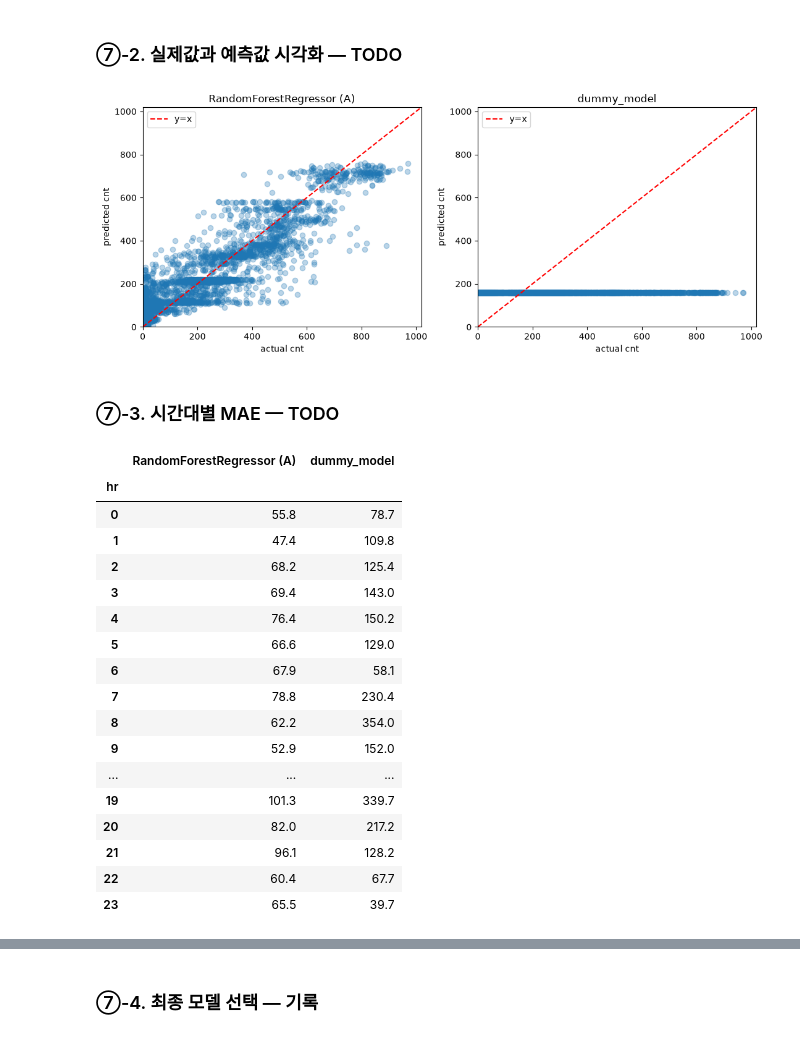
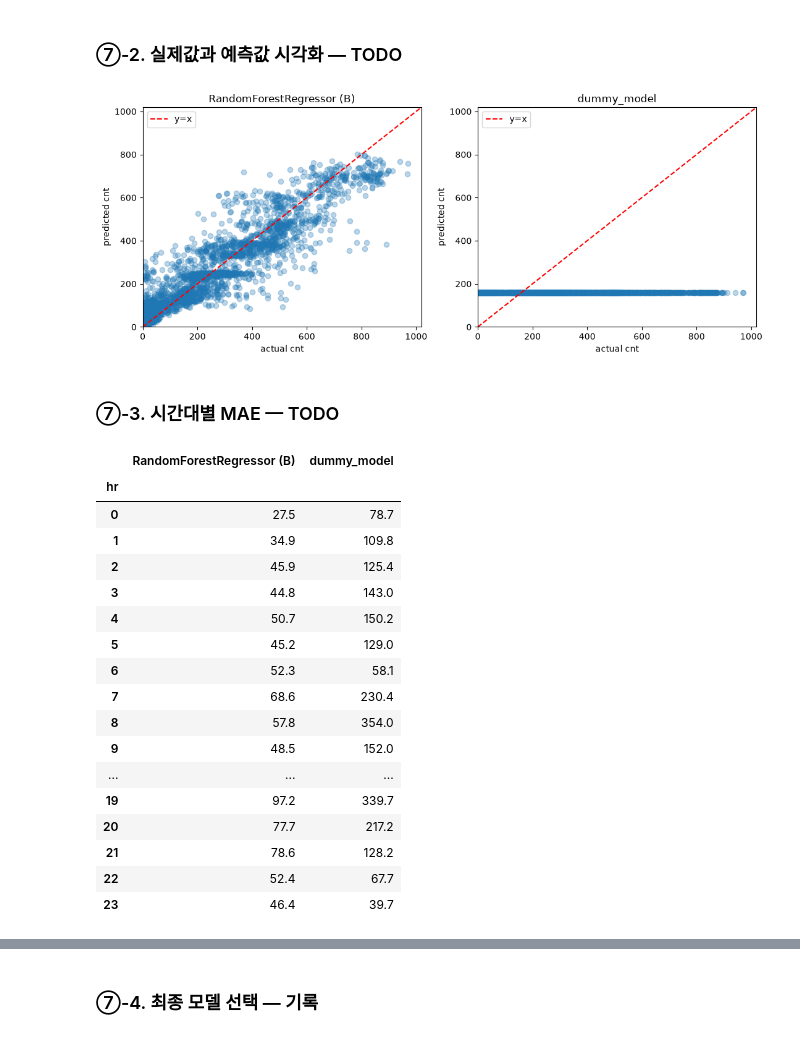
Before and after one commit to jeon87946/ai-mini-projects, a Jupyter notebook: mini-project-01/code/01_regression_bike_demand.ipynb, the cells around one changed output, grey strips where cells are left out. Saved outputs shown, nothing was run; the diff lists cells and outputs as text; code cells hidden in the pictures.

```diff
--- a/mini-project-01/code/01_regression_bike_demand.ipynb
+++ b/mini-project-01/code/01_regression_bike_demand.ipynb
@@ -600,7 +600,7 @@ display(results_df.round(3))
 # tree_models, rf_models 또는 앞서 학습한 모델 객체를 활용합니다.
 candidates = {
     # "후보 이름": 학습된 모델 객체
-    "RandomForestRegressor (A)": rf_models["A"], ##MAE가 가장 낮은 모델
+    "RandomForestRegressor (B)": rf_models["B"], ##MAE가 가장 낮은 모델
     "dummy_model": dummy_model  ##MAE가 가장 높은 모델
 }
 
@@ -628,27 +628,27 @@ display(pred_df.head())
 # %%
 # [공통] 두 후보 모델을 나란히 비교합니다.
 assert len(candidates) == 2, "오류 분석 후보를 2개 선택하세요."
 fig, axes = plt.subplots(1, 2, figsize=(11, 4.5))
 lim = pred_df["actual"].max() * 1.05
 
 for ax, name in zip(axes, candidates):
     # TODO 7-3. 실제값(x)·예측값(y) 산점도와 y=x 기준선을 작성합니다.
     # 힌트: ax.scatter(), ax.plot()
     ax.scatter(pred_df["actual"], pred_df[f"pred_{name}"], alpha=0.3)
     ax.plot([0, lim], [0, lim], color="red", linestyle="--", label="y=x")
     ax.legend()
 
     # [공통] 축 및 제목
     ax.set_xlabel("actual cnt")
     ax.set_ylabel("predicted cnt")
     ax.set_title(name)
-    ax.set_xlim(0, lim)ㅁ
+    ax.set_xlim(0, lim)
     ax.set_ylim(0, lim)
 
 plt.tight_layout()
 plt.show()
 # %% [output]
-[figure, old version]
+[figure, new version]
 # %% [markdown]
 ### ⑦-3. 시간대별 MAE — TODO
 # %%
@@ -663,24 +663,24 @@ for name in candidates:
 
 display(hourly_mae.round(1))
 # %% [output]
-|  | RandomForestRegressor (A) | dummy_model |
+|  | RandomForestRegressor (B) | dummy_model |
 | hr |  |  |
-| 0 | 55.8 | 78.7 |
-| 1 | 47.4 | 109.8 |
-| 2 | 68.2 | 125.4 |
-| 3 | 69.4 | 143.0 |
-| 4 | 76.4 | 150.2 |
-| 5 | 66.6 | 129.0 |
-| 6 | 67.9 | 58.1 |
-| 7 | 78.8 | 230.4 |
-| 8 | 62.2 | 354.0 |
-| 9 | 52.9 | 152.0 |
+| 0 | 27.5 | 78.7 |
+| 1 | 34.9 | 109.8 |
+| 2 | 45.9 | 125.4 |
+| 3 | 44.8 | 143.0 |
+| 4 | 50.7 | 150.2 |
+| 5 | 45.2 | 129.0 |
+| 6 | 52.3 | 58.1 |
+| 7 | 68.6 | 230.4 |
+| 8 | 57.8 | 354.0 |
+| 9 | 48.5 | 152.0 |
 | ... | ... | ... |
-| 19 | 101.3 | 339.7 |
-| 20 | 82.0 | 217.2 |
-| 21 | 96.1 | 128.2 |
-| 22 | 60.4 | 67.7 |
-| 23 | 65.5 | 39.7 |
+| 19 | 97.2 | 339.7 |
+| 20 | 77.7 | 217.2 |
+| 21 | 78.6 | 128.2 |
+| 22 | 52.4 | 67.7 |
+| 23 | 46.4 | 39.7 |
 # %%
 # TODO 7-5. 후보 모델들의 시간대별 MAE를 막대그래프로 표현합니다.
 # 힌트: plt.bar(), hourly_mae
```
Also changed, not shown: parts of 9 cells of this notebook, 3 other files.
